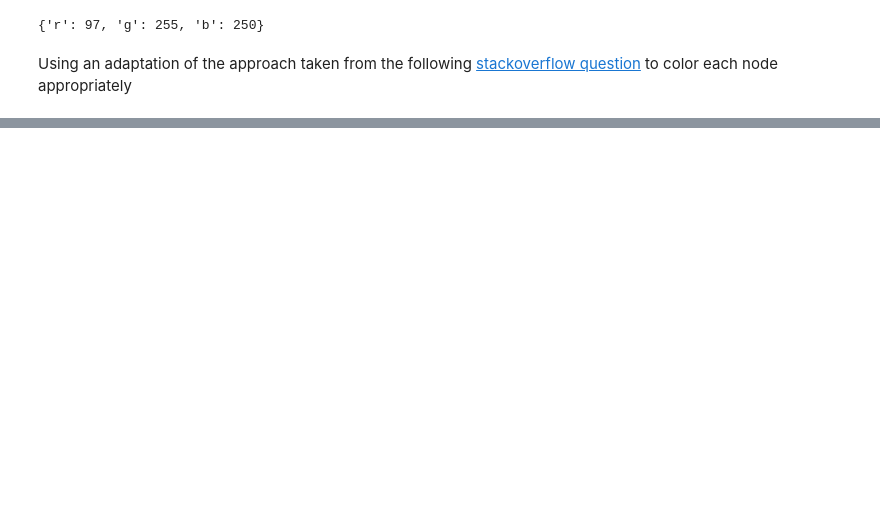
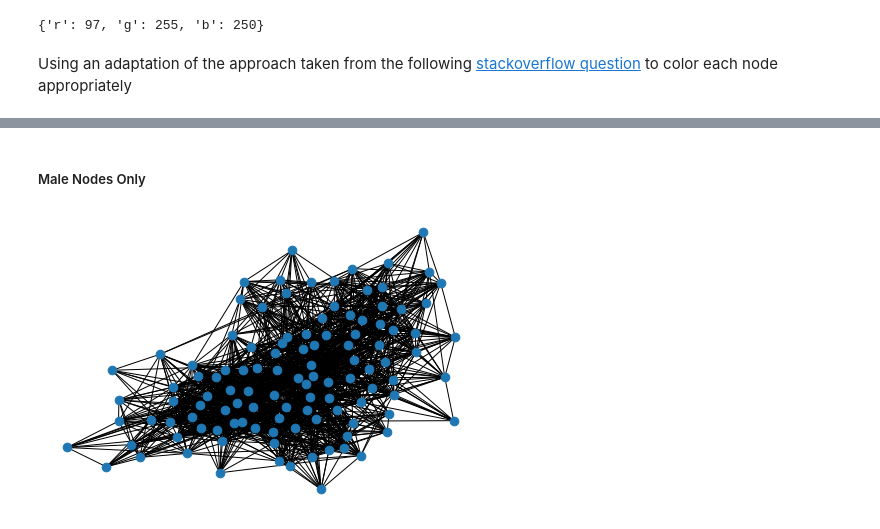
Before and after one commit to amberferger/DATA620_Group_Assignments, a Jupyter notebook: Project1/DATA620_Project1.ipynb, the cells around one changed output, grey strips where cells are left out. Saved outputs shown, nothing was run; the diff lists cells and outputs as text; code cells hidden in the pictures; blank space fills up the shorter version.

```diff
--- a/Project1/DATA620_Project1.ipynb
+++ b/Project1/DATA620_Project1.ipynb
@@ -68,0 +113,6 @@ nx.degree_centrality(G)
+# %% [markdown]
+##### Male Nodes Only
+# %%
+nx.draw(M, node_size = 75)
+# %% [output]
+[figure, added]
```
Also changed, not shown: parts of 19 cells of this notebook.
